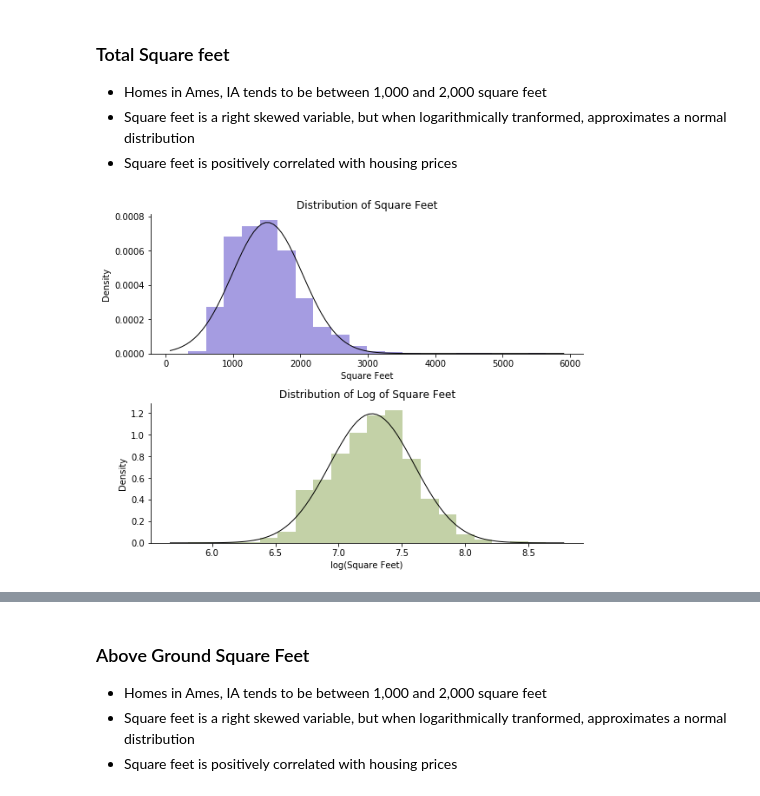
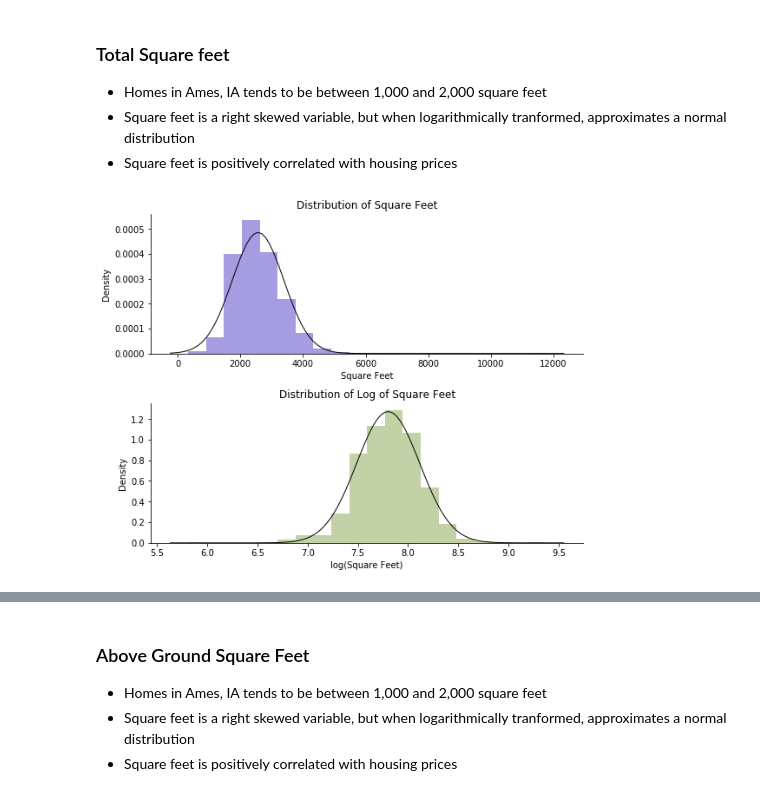
Before and after one commit to mileslucey/housing_prices_predictor, a Jupyter notebook: 02-exploration_numeric_variables.ipynb, the cells around one changed output, grey strips where cells are left out. Saved outputs shown, nothing was run; the diff lists cells and outputs as text; code cells hidden in the pictures.

```diff
--- a/02-exploration_numeric_variables.ipynb
+++ b/02-exploration_numeric_variables.ipynb
@@ -150,9 +150,8 @@ Logarithmic transformation significantly improves the skew issue
 * Homes in Ames, IA tends to be between 1,000 and 2,000 square feet
 * Square feet is a right skewed variable, but when logarithmically tranformed, approximates a normal distribution
 * Square feet is positively correlated with housing prices
-# %%
-# Create a square feet variable
-training_data["SF"] = training_data["1stFlrSF"] + training_data["2ndFlrSF"]
+# %%
+training_data["TotLivingSF"] = training_data["GrLivArea"] + training_data["TotalBsmtSF"] - training_data["LowQualFinSF"]
 # %%
 # Establish figure and grid to create two charts in the same image
 square_feet_fig = plt.figure(constrained_layout=True,figsize=(10,6))
@@ -160,38 +159,38 @@ square_feet_grid = gridspec.GridSpec(ncols=3,nrows=2,figure=square_feet_fig)
 
 # Create histogram for square feet data
 ax1 = square_feet_fig.add_subplot(square_feet_grid[0,:2])
 ax1.set_title("Distribution of Square Feet")
-mu, std = norm.fit(training_data["SF"])
-training_data["SF"].hist(bins=20,color="slateblue",density=True,alpha=0.6)
+mu, std = norm.fit(training_data["TotLivingSF"])
+training_data["TotLivingSF"].hist(bins=20,color="slateblue",density=True,alpha=0.6)
 xmin, xmax = plt.xlim()
 x = np.linspace(xmin, xmax, 100)
 p = norm.pdf(x, mu, std)
 plt.plot(x, p, 'k', linewidth=1)
 
 plt.xlabel("Square Feet")
 plt.ylabel("Density")
 plt.grid(False)
 sns.despine()
 
 # Create histogram for log of square feet data
 ax2 = square_feet_fig.add_subplot(square_feet_grid[1, :2])
 ax2.set_title("Distribution of Log of Square Feet")
-mu, std = norm.fit(np.log(training_data["SF"]))
-(np.log(training_data["SF"])).hist(bins=20,color="olivedrab",density=True,alpha=0.4)
+mu, std = norm.fit(np.log(training_data["TotLivingSF"]))
+(np.log(training_data["TotLivingSF"])).hist(bins=20,color="olivedrab",density=True,alpha=0.4)
 xmin, xmax = plt.xlim()
 x = np.linspace(xmin, xmax, 100)
 p = norm.pdf(x, mu, std)
 plt.plot(x, p, 'k', linewidth=1)
 
 plt.xlabel("log(Square Feet)")
 plt.ylabel("Density")
 plt.grid(False)
 sns.despine()
 
 # Display the charts
 plt.show()
 # %% [output]
-[figure, old version]
+[figure, new version]
 # %%
 # Establish figure and grid to create two charts in the same image
 square_feet_fig = plt.figure(constrained_layout=True,figsize=(10,6))
```
Also changed, not shown: parts of 18 cells of this notebook, 5 other files.
